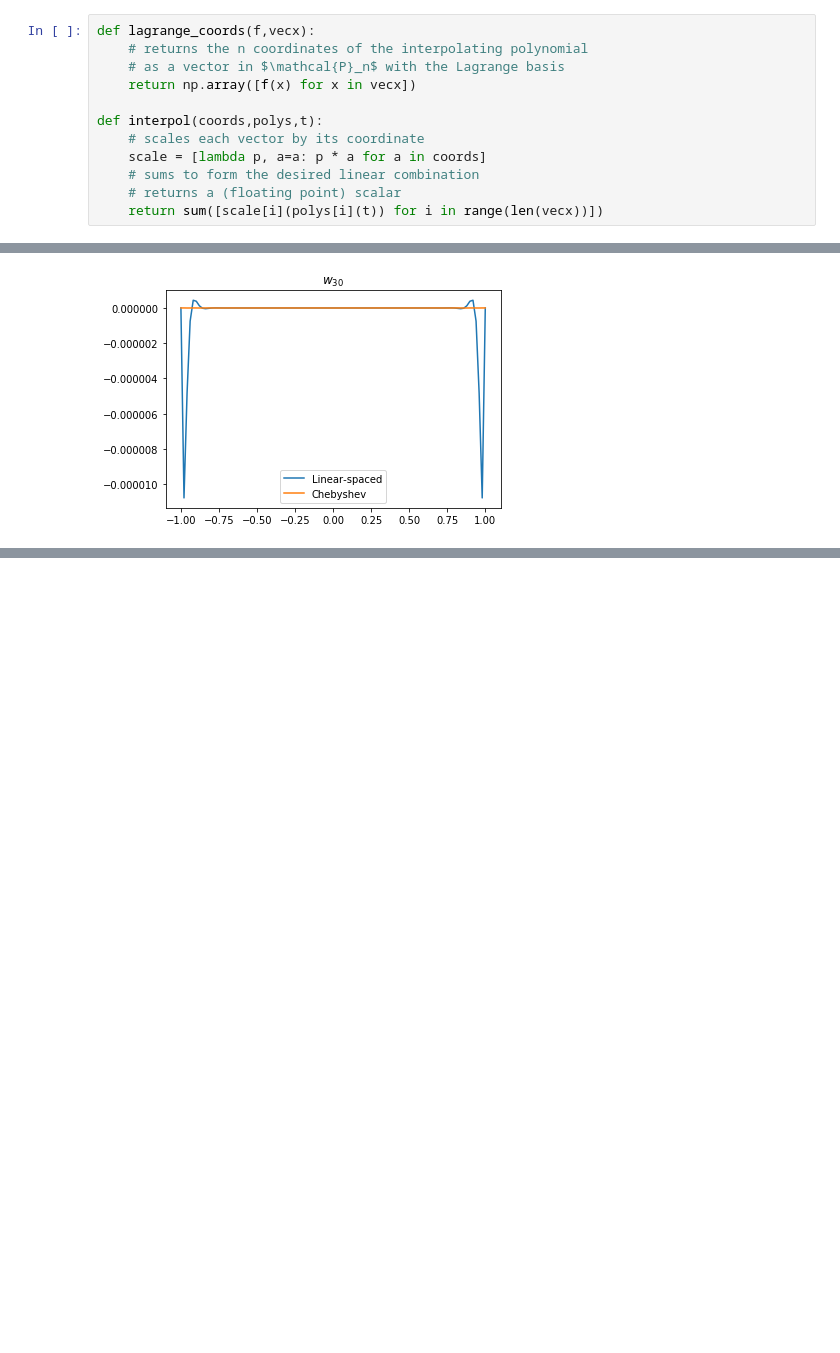
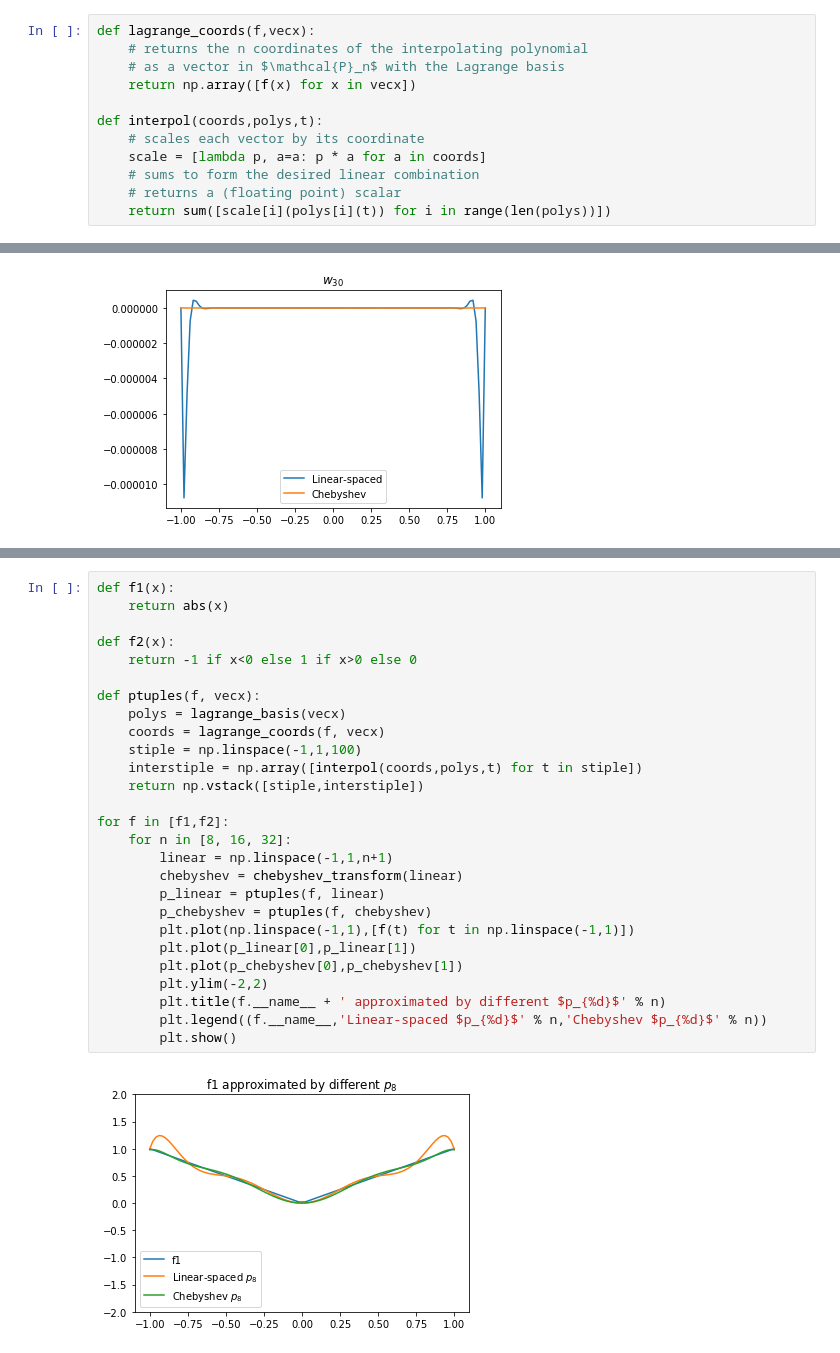
Before and after one commit to coltongrainger/fy18num, a Jupyter notebook: hw4/2018-07-19-interpolation.ipynb, the cells around one changed output, grey strips where cells are left out. Drawn from its saved outputs; the diff is of its cells as text; blank space fills up the shorter version.

```diff
--- a/hw4/2018-07-19-interpolation.ipynb
+++ b/hw4/2018-07-19-interpolation.ipynb
@@ -67,7 +68,7 @@ def interpol(coords,polys,t):
     scale = [lambda p, a=a: p * a for a in coords]
     # sums to form the desired linear combination
     # returns a (floating point) scalar
-    return sum([scale[i](polys[i](t)) for i in range(len(vecx))])
+    return sum([scale[i](polys[i](t)) for i in range(len(polys))])
 # %% [markdown]
 Since the degree of any linear combination of Lagrange polynomials (generated by $n+1$ distinct points) is $n$, and evaluated at any of the $n+1$ generating points $x_i$, the Lagrange $k$th polynomial is equal to the Kroenecker delta $$\delta_{ik} = \begin{cases} 1 &\text{ if } i=k\\ 0 &\text{ else,} \end{cases}$$ we have the least degree interpolating polynomial that we sought the existence of, $p_n$.
 
@@ -317,0 +323,29 @@ Notice the $l_\infty$ norm of the Chebyshev $w_n$ is bounded by $2^{1-n}$.
+# %%
+def f1(x):
+    return abs(x)
+
+def f2(x):
+    return -1 if x<0 else 1 if x>0 else 0
+
+def ptuples(f, vecx):
+    polys = lagrange_basis(vecx)
+    coords = lagrange_coords(f, vecx)
+    stiple = np.linspace(-1,1,100)
+    interstiple = np.array([interpol(coords,polys,t) for t in stiple])
+    return np.vstack([stiple,interstiple])
+
+for f in [f1,f2]:
+    for n in [8, 16, 32]:
+        linear = np.linspace(-1,1,n+1)
+        chebyshev = chebyshev_transform(linear)
+        p_linear = ptuples(f, linear)
+        p_chebyshev = ptuples(f, chebyshev)
+        plt.plot(np.linspace(-1,1),[f(t) for t in np.linspace(-1,1)])
+        plt.plot(p_linear[0],p_linear[1])
+        plt.plot(p_chebyshev[0],p_chebyshev[1])
+        plt.ylim(-2,2)
+        plt.title(f.__name__ + ' approximated by different $p_{%d}$' % n)
+        plt.legend((f.__name__,'Linear-spaced $p_{%d}$' % n,'Chebyshev $p_{%d}$' % n))
+        plt.show()
+# %% [output]
+[figure, added]
```
Also changed, not shown: parts of 7 cells of this notebook, 3 other files.
